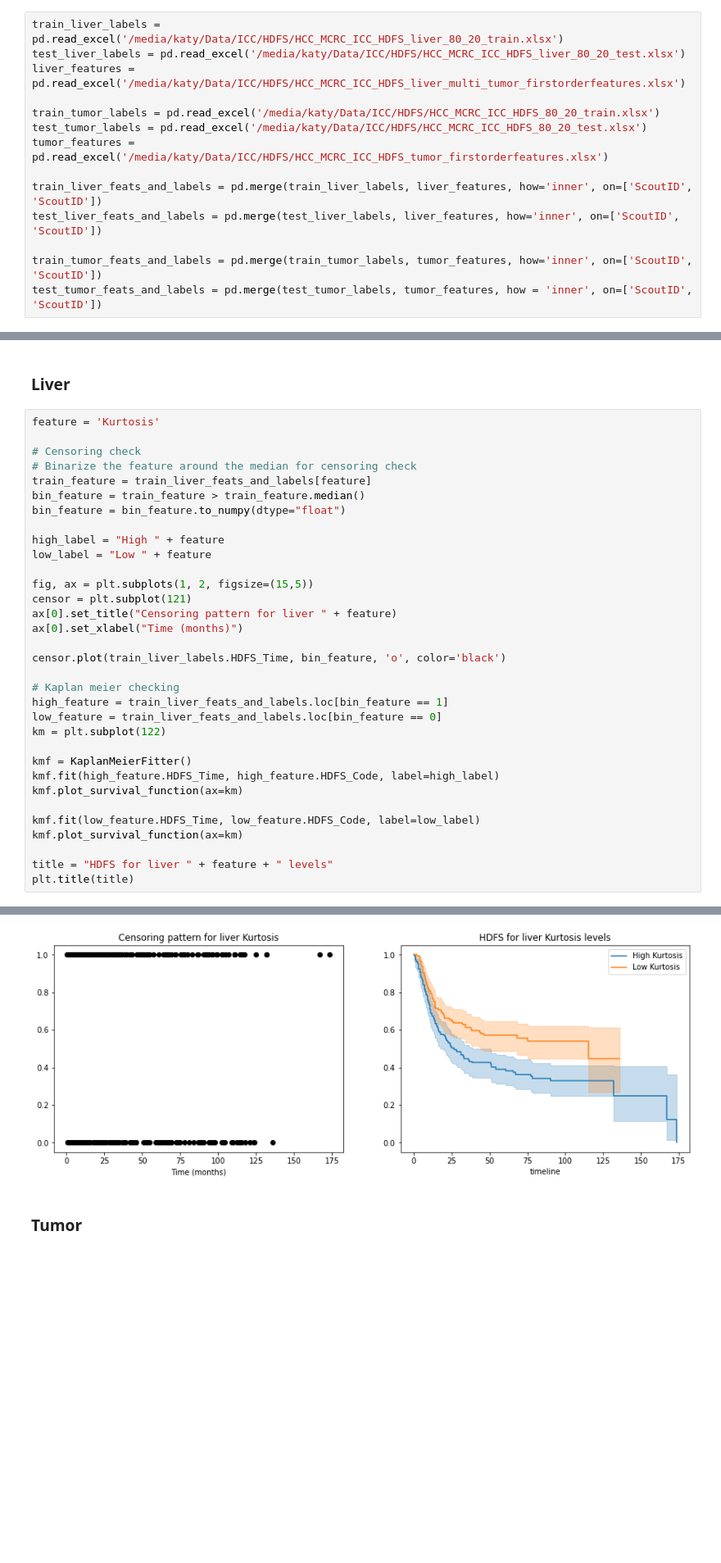
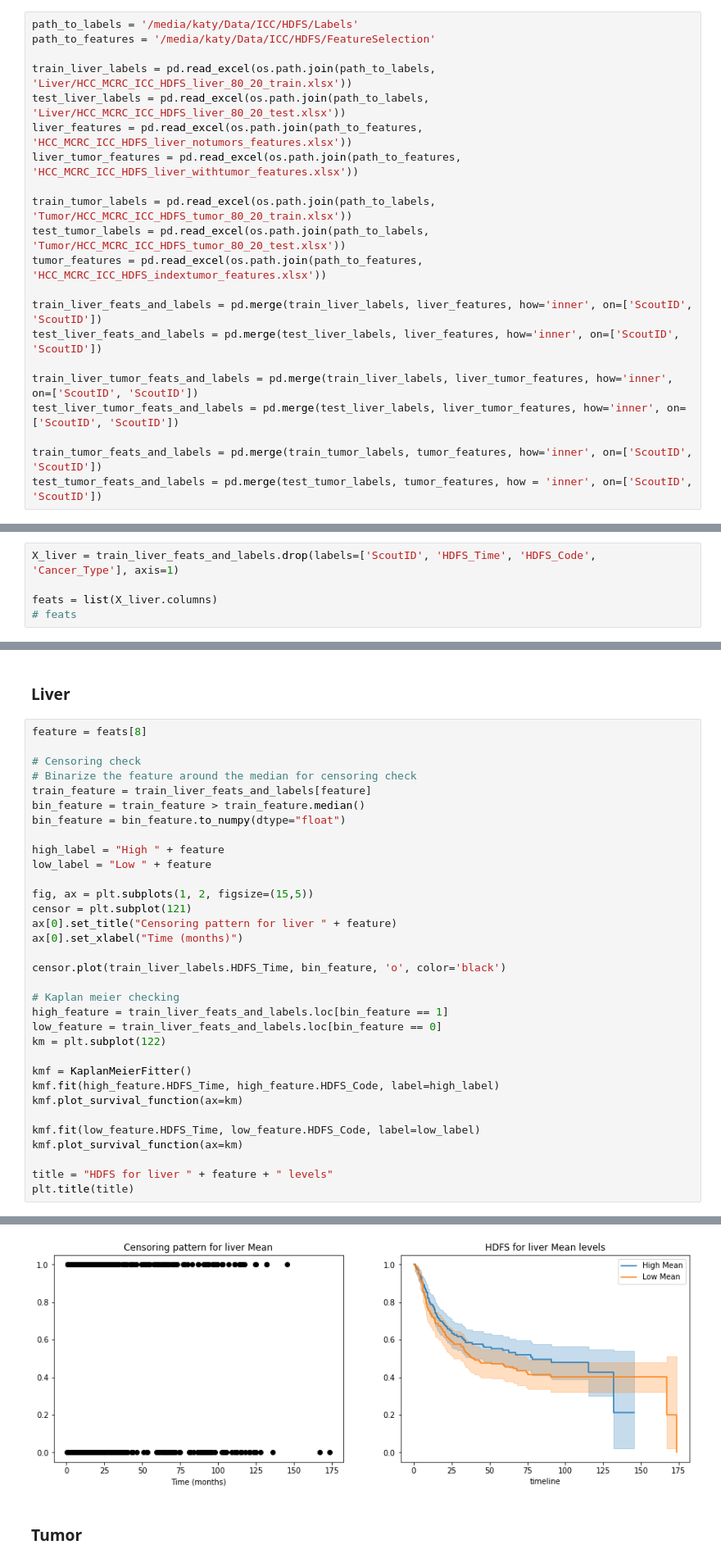
Before and after one commit to strixy16/deep-icc, a Jupyter notebook: data_exploration/linear_CPH.ipynb, the cells around one changed output, grey strips where cells are left out. Shown: that part at 82% size. Saved outputs shown, nothing was run; the diff lists cells and outputs as text; blank space fills up the shorter version.

Commit message:
Rerun linear CPH with additional features and liver+tumor features

```diff
--- a/data_exploration/linear_CPH.ipynb
+++ b/data_exploration/linear_CPH.ipynb
@@ -5,16 +7,23 @@ import pandas as pd
 # %% [markdown]
 ## Data Loading
 # %%
-train_liver_labels = pd.read_excel('/media/katy/Data/ICC/HDFS/HCC_MCRC_ICC_HDFS_liver_80_20_train.xlsx')
-test_liver_labels = pd.read_excel('/media/katy/Data/ICC/HDFS/HCC_MCRC_ICC_HDFS_liver_80_20_test.xlsx')
-liver_features = pd.read_excel('/media/katy/Data/ICC/HDFS/HCC_MCRC_ICC_HDFS_liver_multi_tumor_firstorderfeatures.xlsx')
+path_to_labels = '/media/katy/Data/ICC/HDFS/Labels'
+path_to_features = '/media/katy/Data/ICC/HDFS/FeatureSelection'
 
-train_tumor_labels = pd.read_excel('/media/katy/Data/ICC/HDFS/HCC_MCRC_ICC_HDFS_80_20_train.xlsx')
-test_tumor_labels = pd.read_excel('/media/katy/Data/ICC/HDFS/HCC_MCRC_ICC_HDFS_80_20_test.xlsx')
-tumor_features = pd.read_excel('/media/katy/Data/ICC/HDFS/HCC_MCRC_ICC_HDFS_tumor_firstorderfeatures.xlsx')
+train_liver_labels = pd.read_excel(os.path.join(path_to_labels, 'Liver/HCC_MCRC_ICC_HDFS_liver_80_20_train.xlsx'))
+test_liver_labels = pd.read_excel(os.path.join(path_to_labels, 'Liver/HCC_MCRC_ICC_HDFS_liver_80_20_test.xlsx'))
+liver_features = pd.read_excel(os.path.join(path_to_features, 'HCC_MCRC_ICC_HDFS_liver_notumors_features.xlsx'))
+liver_tumor_features = pd.read_excel(os.path.join(path_to_features, 'HCC_MCRC_ICC_HDFS_liver_withtumor_features.xlsx'))
+
+train_tumor_labels = pd.read_excel(os.path.join(path_to_labels, 'Tumor/HCC_MCRC_ICC_HDFS_tumor_80_20_train.xlsx'))
+test_tumor_labels = pd.read_excel(os.path.join(path_to_labels, 'Tumor/HCC_MCRC_ICC_HDFS_tumor_80_20_test.xlsx'))
+tumor_features = pd.read_excel(os.path.join(path_to_features, 'HCC_MCRC_ICC_HDFS_indextumor_features.xlsx'))
 
 train_liver_feats_and_labels = pd.merge(train_liver_labels, liver_features, how='inner', on=['ScoutID', 'ScoutID'])
 test_liver_feats_and_labels = pd.merge(test_liver_labels, liver_features, how='inner', on=['ScoutID', 'ScoutID'])
 
+train_liver_tumor_feats_and_labels = pd.merge(train_liver_labels, liver_tumor_features, how='inner', on=['ScoutID', 'ScoutID'])
+test_liver_tumor_feats_and_labels = pd.merge(test_liver_labels, liver_tumor_features, how='inner', on=['ScoutID', 'ScoutID'])
+
 train_tumor_feats_and_labels = pd.merge(train_tumor_labels, tumor_features, how='inner', on=['ScoutID', 'ScoutID'])
 test_tumor_feats_and_labels = pd.merge(test_tumor_labels, tumor_features, how = 'inner', on=['ScoutID', 'ScoutID'])
@@ -28,10 +49,15 @@ Index(['ScoutID', 'HDFS_Time', 'HDFS_Code', 'Cancer_Type', 'Entropy', 'Mean',
       dtype='object')
+# %%
+X_liver = train_liver_feats_and_labels.drop(labels=['ScoutID', 'HDFS_Time', 'HDFS_Code', 'Cancer_Type'], axis=1)
+
+feats = list(X_liver.columns)
+# feats
 # %% [markdown]
 ## Assumptions checking
 # %% [markdown]
 ### Liver
 # %%
-feature = 'Kurtosis'
+feature = feats[8]
 
 # Censoring check
 # Binarize the feature around the median for censoring check
@@ -68,4 +94,4 @@ Text(0.5, 1.0, 'HDFS for liver Kurtosis levels')
-[figure, old version]
+[figure, new version]
 # %% [markdown]
 ### Tumor
 # %%
```
Also changed, not shown: parts of 14 cells of this notebook.
